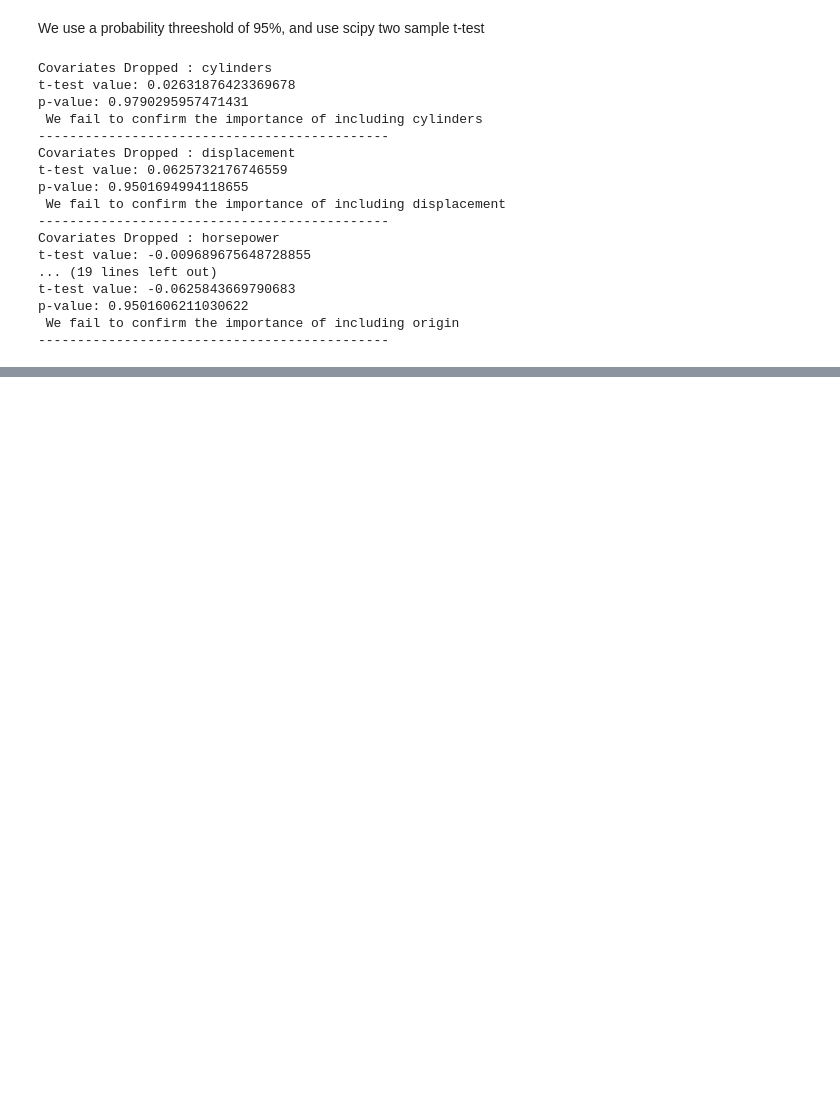
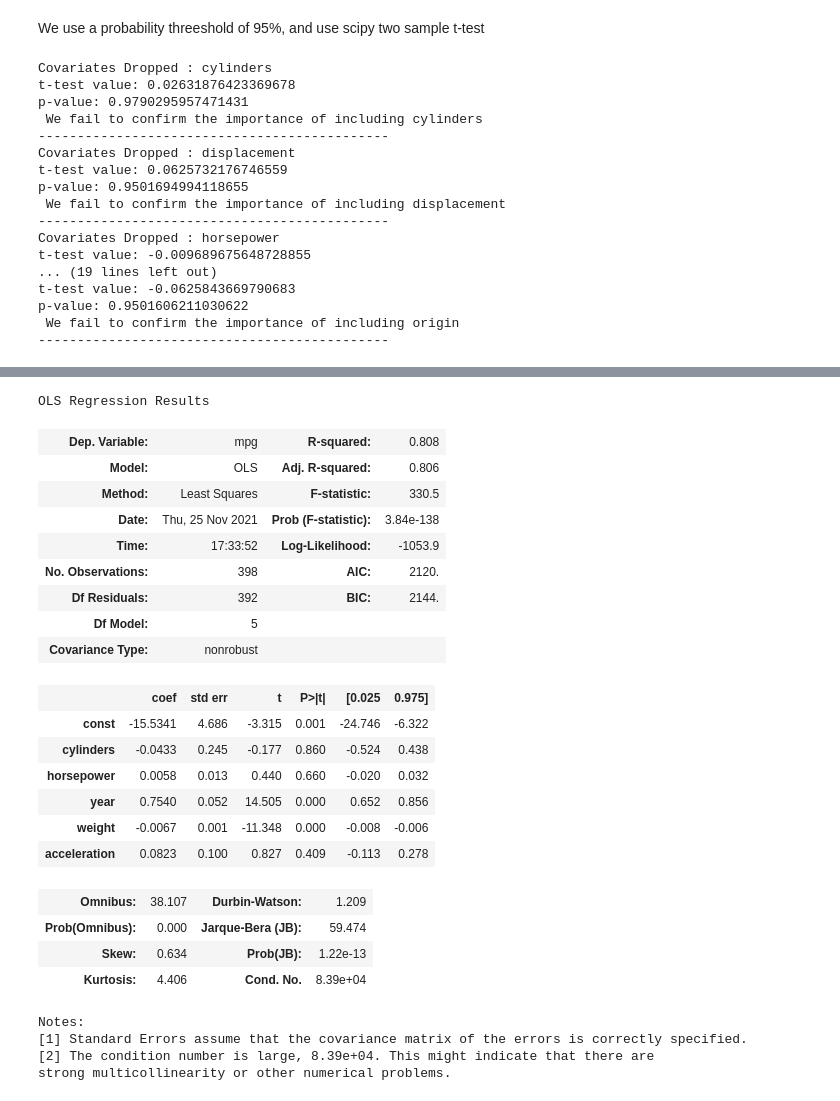
Before and after one commit to Baraa42/Elalami-Skakova-INM702-Coursework, a Jupyter notebook: Task2/Nested models.ipynb, the cells around one changed output, grey strips where cells are left out. Cells and saved outputs as stored; diff of their text form; code cells hidden in the pictures; blank space fills up the shorter version.

```diff
--- a/Task2/Nested models.ipynb
+++ b/Task2/Nested models.ipynb
@@ -328,0 +384,30 @@ p-value: 0.9501606211030622
+# %%
+ols = sm.OLS(y, exp_var)
+ols_fit = ols.fit()
+ols_fit.summary()
+# %% [output]
+OLS Regression Results
+| Dep. Variable: | mpg | R-squared: | 0.808 |
+| Model: | OLS | Adj. R-squared: | 0.806 |
+| Method: | Least Squares | F-statistic: | 330.5 |
+| Date: | Thu, 25 Nov 2021 | Prob (F-statistic): | 3.84e-138 |
+| Time: | 17:33:52 | Log-Likelihood: | -1053.9 |
+| No. Observations: | 398 | AIC: | 2120. |
+| Df Residuals: | 392 | BIC: | 2144. |
+| Df Model: | 5 |  |  |
+| Covariance Type: | nonrobust |  |  |
+|  | coef | std err | t | P>|t| | [0.025 | 0.975] |
+| const | -15.5341 | 4.686 | -3.315 | 0.001 | -24.746 | -6.322 |
+| cylinders | -0.0433 | 0.245 | -0.177 | 0.860 | -0.524 | 0.438 |
+| horsepower | 0.0058 | 0.013 | 0.440 | 0.660 | -0.020 | 0.032 |
+| year | 0.7540 | 0.052 | 14.505 | 0.000 | 0.652 | 0.856 |
+| weight | -0.0067 | 0.001 | -11.348 | 0.000 | -0.008 | -0.006 |
+| acceleration | 0.0823 | 0.100 | 0.827 | 0.409 | -0.113 | 0.278 |
+| Omnibus: | 38.107 | Durbin-Watson: | 1.209 |
+| Prob(Omnibus): | 0.000 | Jarque-Bera (JB): | 59.474 |
+| Skew: | 0.634 | Prob(JB): | 1.22e-13 |
+| Kurtosis: | 4.406 | Cond. No. | 8.39e+04 |
+Notes:
+[1] Standard Errors assume that the covariance matrix of the errors is correctly specified.
+[2] The condition number is large, 8.39e+04. This might indicate that there are
+strong multicollinearity or other numerical problems.
```
Also changed, not shown: parts of 17 cells of this notebook, 2 other files.
